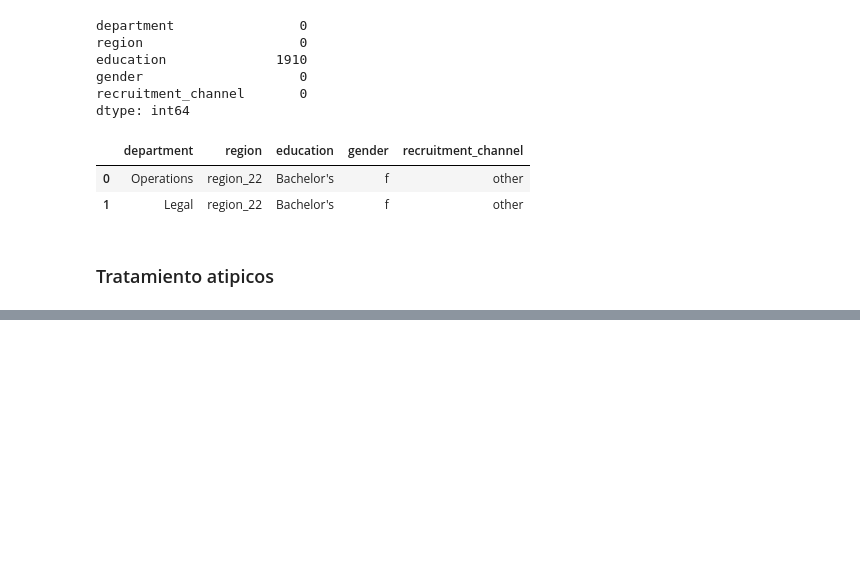
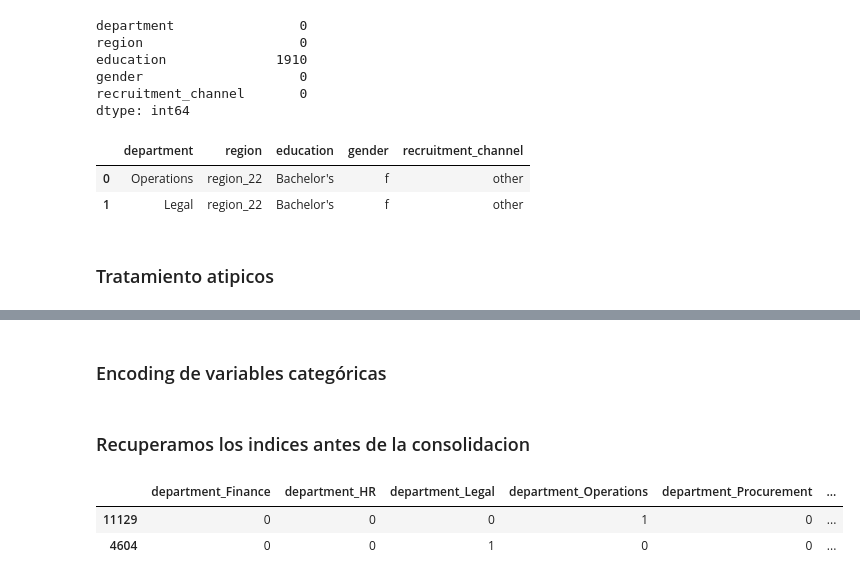
Before and after one commit to giordanap/MLA, a Jupyter notebook: Proyecto 01 - HR Analytics/00-apellido-nombre-proyecto1.ipynb, the cells around one changed output, grey strips where cells are left out. Cells and saved outputs as stored; diff of their text form; code cells hidden in the pictures; blank space fills up the shorter version.

```diff
--- a/Proyecto 01 - HR Analytics/00-apellido-nombre-proyecto1.ipynb
+++ b/Proyecto 01 - HR Analytics/00-apellido-nombre-proyecto1.ipynb
@@ -518,0 +494,6 @@ X_train['experiencia'] = X_train['previous_year_rating'].apply(lambda x: 'nuevo'
+# %% [markdown]
+### Encoding de variables categóricas
+# %%
+X_train_cat_dummies = pd.get_dummies(X_train_cat_imputed, drop_first= True)
+# %% [markdown]
+### Recuperamos los indices antes de la consolidacion
@@ -518,0 +502,6 @@ X_train['experiencia'] = X_train['previous_year_rating'].apply(lambda x: 'nuevo'
+# %%
+X_train_cat_dummies.head(2)
+# %% [output]
+|  | department_Finance | department_HR | department_Legal | department_Operations | department_Procurement | ... |
+| 11129 | 0 | 0 | 0 | 1 | 0 | ... |
+| 4604 | 0 | 0 | 1 | 0 | 0 | ... |
```
Also changed, not shown: parts of 23 cells of this notebook.
